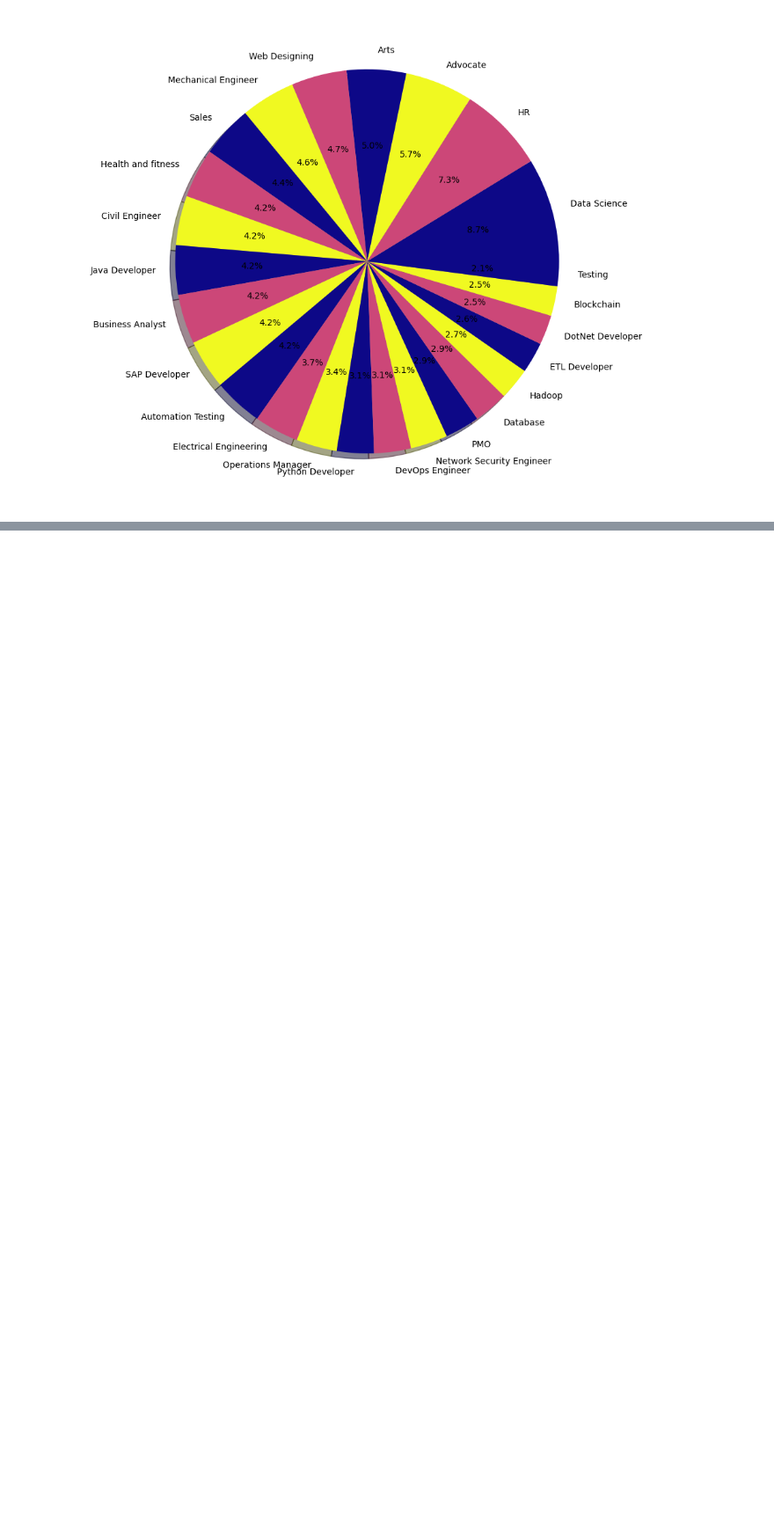
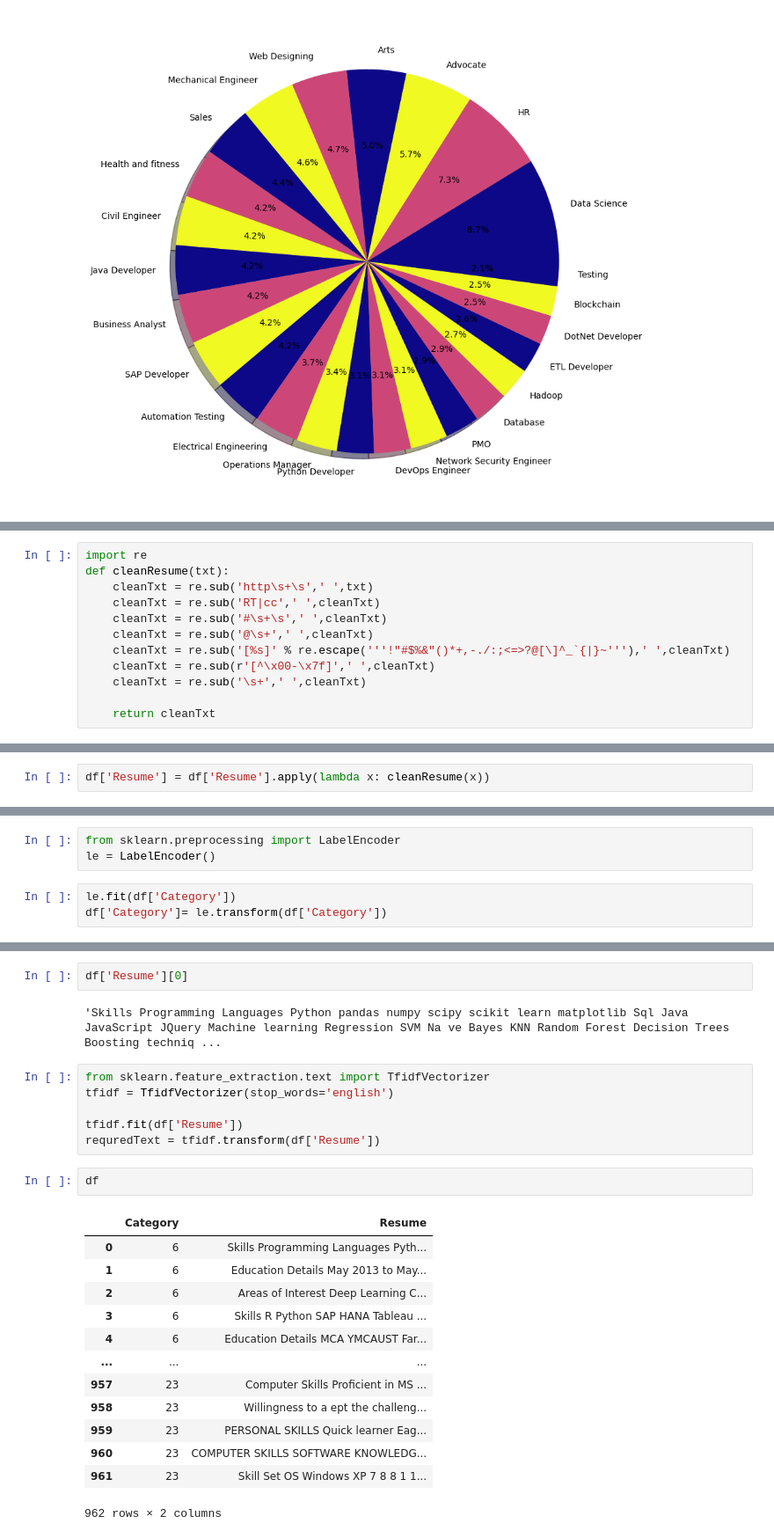
Before and after one commit to rehankhan88/Resume-Screening-App, a Jupyter notebook: app.ipynb, the cells around one changed output, grey strips where cells are left out. Shown: that part at 88% size. Drawn from its saved outputs; the diff is of its cells as text; blank space fills up the shorter version.

Commit message:
feature extraction text vectorizer

```diff
--- a/app.ipynb
+++ b/app.ipynb
@@ -62,0 +71,12 @@ plt.show()
+# %%
+import re
+def cleanResume(txt):
+    cleanTxt = re.sub('http\s+\s',' ',txt)
+    cleanTxt = re.sub('RT|cc',' ',cleanTxt)
+    cleanTxt = re.sub('#\s+\s',' ',cleanTxt)
+    cleanTxt = re.sub('@\s+',' ',cleanTxt)
+    cleanTxt = re.sub('[%s]' % re.escape('''!"#$%&"()*+,-./:;<=>?@[\]^_`{|}~'''),' ',cleanTxt)
+    cleanTxt = re.sub(r'[^\x00-\x7f]',' ',cleanTxt)
+    cleanTxt = re.sub('\s+',' ',cleanTxt)
+
+    return cleanTxt
@@ -62,0 +87,2 @@ plt.show()
+# %%
+df['Resume'] = df['Resume'].apply(lambda x: cleanResume(x))
@@ -62,0 +97,6 @@ plt.show()
+# %%
+from sklearn.preprocessing import LabelEncoder
+le = LabelEncoder()
+# %%
+le.fit(df['Category'])
+df['Category']= le.transform(df['Category'])
@@ -62,0 +132,26 @@ plt.show()
+# %%
+df['Resume'][0]
+# %% [output]
+'Skills Programming Languages Python pandas numpy scipy scikit learn matplotlib Sql Java JavaScript JQuery Machine learning Regression SVM Na ve Bayes KNN Random Forest Decision Trees Boosting techniq ...
+# %%
+from sklearn.feature_extraction.text import TfidfVectorizer
+tfidf = TfidfVectorizer(stop_words='english')
+
+tfidf.fit(df['Resume'])
+requredText = tfidf.transform(df['Resume'])
+# %%
+df
+# %% [output]
+|  | Category | Resume |
+| 0 | 6 | Skills Programming Languages Pyth... |
+| 1 | 6 | Education Details May 2013 to May... |
+| 2 | 6 | Areas of Interest Deep Learning C... |
+| 3 | 6 | Skills R Python SAP HANA Tableau ... |
+| 4 | 6 | Education Details MCA YMCAUST Far... |
+| ... | ... | ... |
+| 957 | 23 | Computer Skills Proficient in MS ... |
+| 958 | 23 | Willingness to a ept the challeng... |
+| 959 | 23 | PERSONAL SKILLS Quick learner Eag... |
+| 960 | 23 | COMPUTER SKILLS SOFTWARE KNOWLEDG... |
+| 961 | 23 | Skill Set OS Windows XP 7 8 8 1 1... |
+962 rows × 2 columns
```
Also changed, not shown: parts of 8 cells of this notebook.
